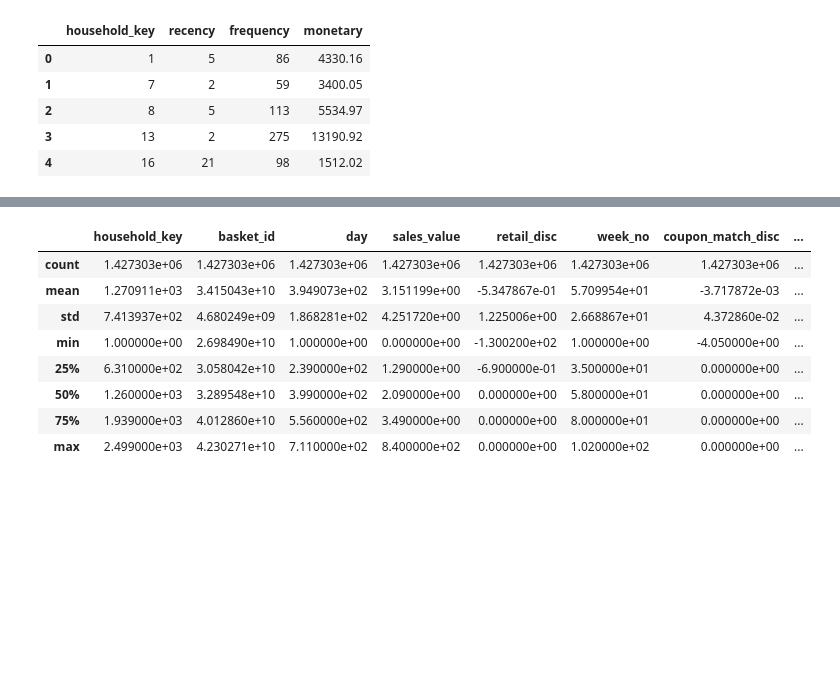
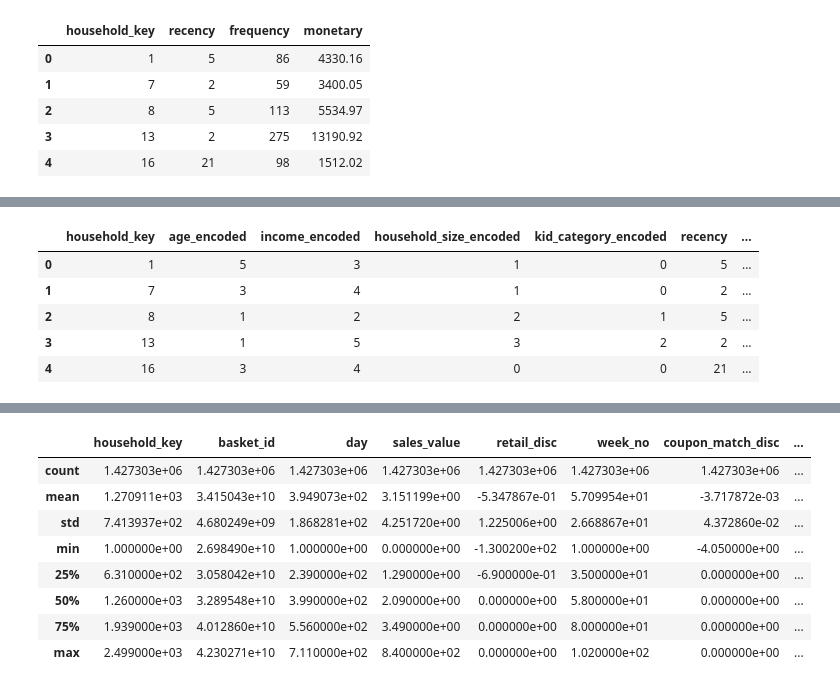
Before and after one commit to DATA601-CustSegment-Nov2025-to-Feb2026/New-CustSegment-Project, a Jupyter notebook: Customer_Segmentation_(Preprocessing).ipynb, the cells around one changed output, grey strips where cells are left out. Drawn from its saved outputs; the diff is of its cells as text; code cells hidden in the pictures; blank space fills up the shorter version.

```diff
--- a/Customer_Segmentation_(Preprocessing).ipynb
+++ b/Customer_Segmentation_(Preprocessing).ipynb
@@ -1103,0 +1357,9 @@ rfm_df.head()
+# %%
+# Convert the category in 'brand' variables to lowercase
+final_merged_df['brand'] = final_merged_df['brand'].str.lower()
+
+# Display unique values for 'brand' variables
+brands = final_merged_df['brand'].unique().tolist()
+
+print("Unique brand values:")
+print(brands)
@@ -1103,0 +1495,10 @@ rfm_df.head()
+# %%
+# Create a list for all categorical variables
+categorical_variables_list = ['age_desc', 'income_desc',
+                    'household_size_desc', 'kid_category_desc']
+
+# Count the number of different groups in each demographic variable
+for col in categorical_variables_list:
+    print(f"Value counts for {col}:")
+    print(household_profile_df[col].value_counts())
+    print()
@@ -1103,0 +1593,28 @@ rfm_df.head()
+# %%
+# Define columns to drop
+columns_to_drop = ['age_desc', 'income_desc', 'household_size_desc', 'kid_category_desc']
+
+# Drop the original categorical columns
+household_profile_df = household_profile_df.drop(columns=columns_to_drop)
+
+# Reorder columns to move encoded variables after household_key
+encoded_cols = ['age_encoded', 'income_encoded', 'household_size_encoded', 'kid_category_encoded']
+
+# Get all other columns (excluding household_key and encoded columns)
+other_cols = [col for col in household_profile_df.columns
+              if col != 'household_key' and col not in encoded_cols]
+
+# Reorder the household profiel dataset: household_key, then encoded columns, then other columns
+new_column_order = ['household_key'] + encoded_cols + other_cols
+
+household_profile_df = household_profile_df[new_column_order]
+
+# Display first 5 rows of the dataset
+household_profile_df.head()
+# %% [output]
+|  | household_key | age_encoded | income_encoded | household_size_encoded | kid_category_encoded | recency | ... |
+| 0 | 1 | 5 | 3 | 1 | 0 | 5 | ... |
+| 1 | 7 | 3 | 4 | 1 | 0 | 2 | ... |
+| 2 | 8 | 1 | 2 | 2 | 1 | 5 | ... |
+| 3 | 13 | 1 | 5 | 3 | 2 | 2 | ... |
+| 4 | 16 | 3 | 4 | 0 | 0 | 21 | ... |
```
Also changed, not shown: parts of 52 cells of this notebook.
